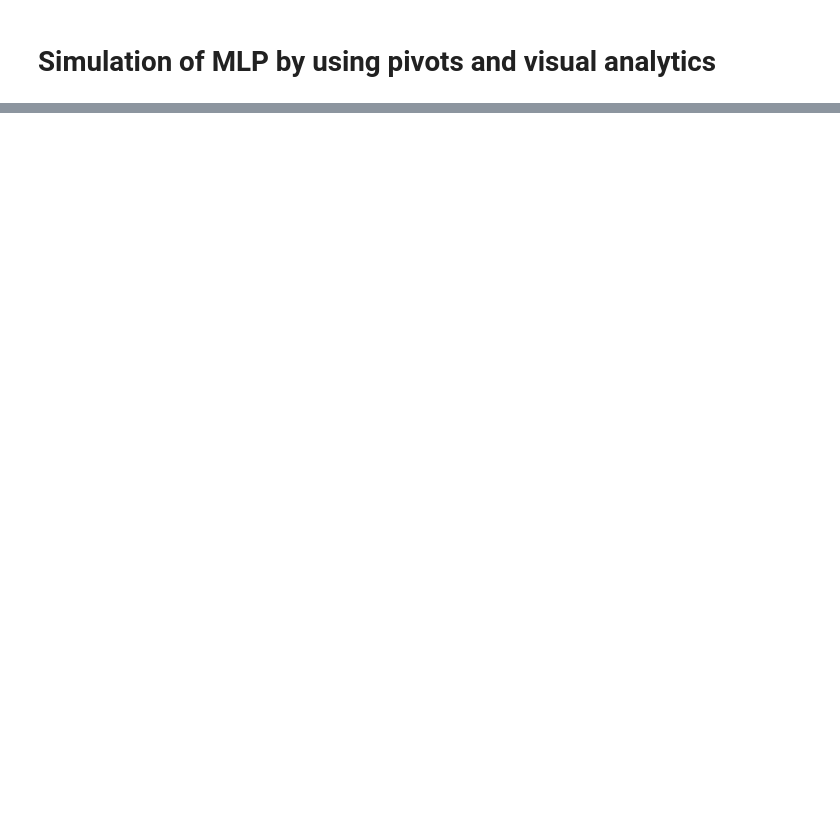
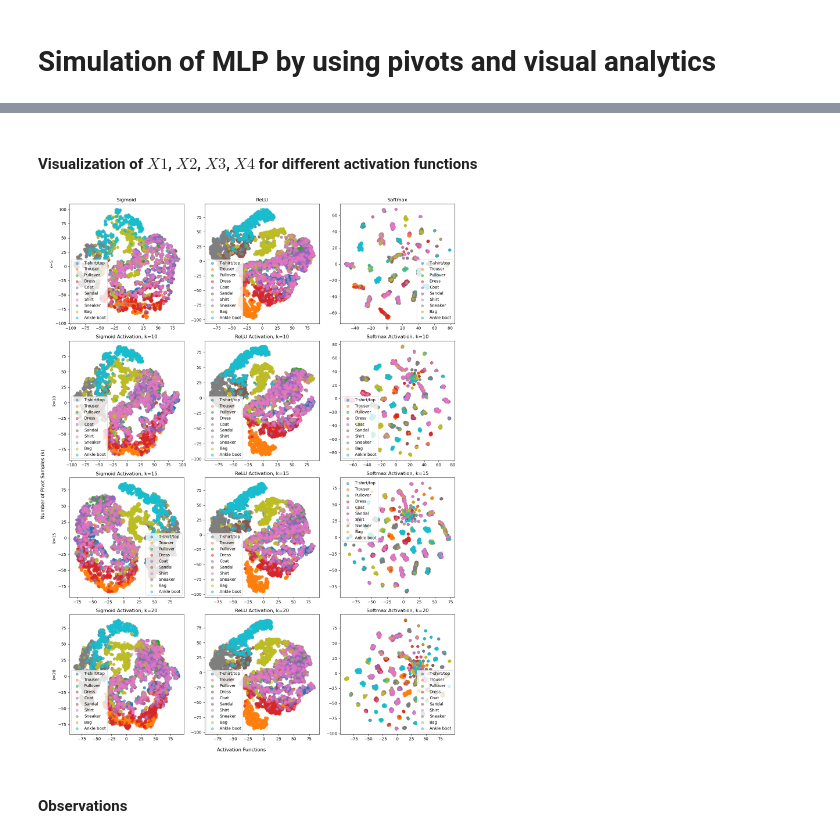
Before and after one commit to MatiPl01/large-datasets-visualization, a Jupyter notebook: lab6/mlp_pivots.ipynb, the cells around one changed output, grey strips where cells are left out. Cells and saved outputs as stored; diff of their text form; code cells hidden in the pictures; blank space fills up the shorter version.

```diff
--- a/lab6/mlp_pivots.ipynb
+++ b/lab6/mlp_pivots.ipynb
@@ -127,0 +63,3 @@ for i, X_tsne_rep in enumerate(X_tsne_representations, start=1):
+# %%
+scaler = StandardScaler()
+X_normalized = scaler.fit_transform(X)
@@ -127,0 +85,19 @@ for i, X_tsne_rep in enumerate(X_tsne_representations, start=1):
+# %%
+def sigmoid(x):
+    return 1 / (1 + np.exp(-x))
+
+
+def relu(x):
+    return np.maximum(0, x)
+
+
+def softmax(x):
+    e_x = np.exp(x - np.max(x, axis=1, keepdims=True))
+    return e_x / e_x.sum(axis=1, keepdims=True)
+
+
+activation_functions = {
+    "Sigmoid": sigmoid,
+    "ReLU": relu,
+    "Softmax": softmax,
+}
@@ -127,0 +106,18 @@ for i, X_tsne_rep in enumerate(X_tsne_representations, start=1):
+# %%
+def calculate_representation(X, pivots, activation_function):
+    X1 = np.dot(X, pivots.T)
+    return activation_function(X1)
+
+# Calculate tSNE representations for the original data and for different representations
+tsne_results = {}
+tsne_original = TSNE(n_components=2, random_state=RANDOM_STATE).fit_transform(
+    X_normalized
+)
+tsne_results["Original"] = tsne_original
+
+for k in K_values:
+    for name, func in activation_functions.items():
+        X_transformed = calculate_representation(X_normalized, pivot_samples[k], func)
+        tsne_results[f"{name}_k={k}"] = TSNE(
+            n_components=2, random_state=RANDOM_STATE
+        ).fit_transform(X_transformed)
@@ -127,0 +188,8 @@ for i, X_tsne_rep in enumerate(X_tsne_representations, start=1):
+# %% [markdown]
+#### Visualization of $X1$, $X2$, $X3$, $X4$ for different activation functions
+# %%
+visualize_tsne_results(tsne_results, y)
+# %% [output]
+[figure, added]
+# %% [markdown]
+#### Observations
```
Also changed, not shown: parts of 49 cells of this notebook.
